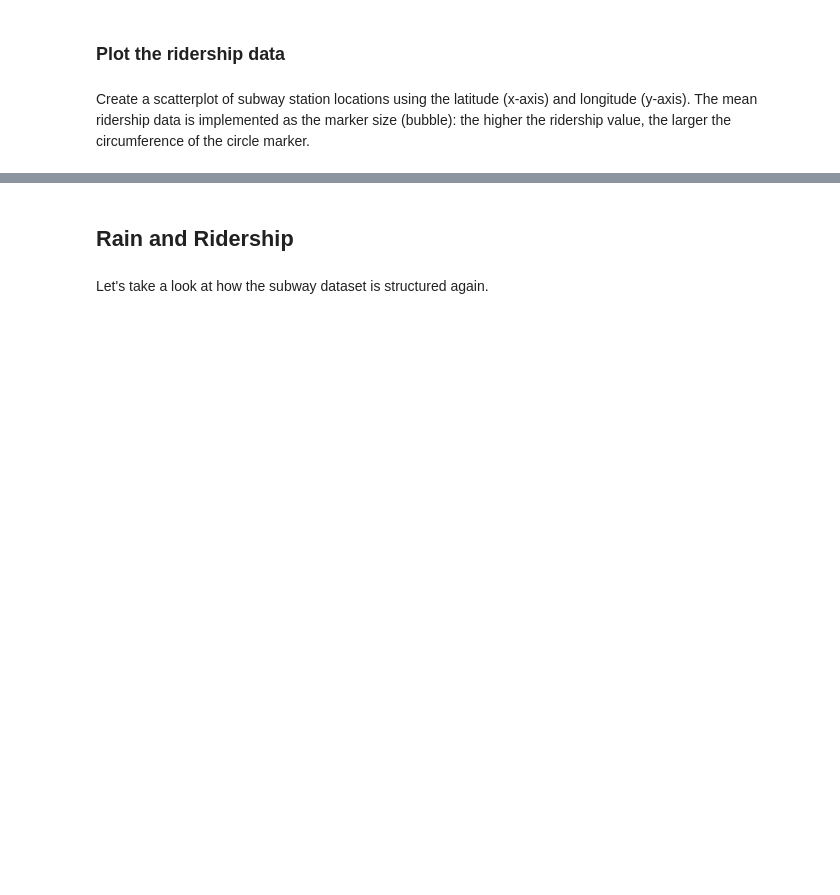
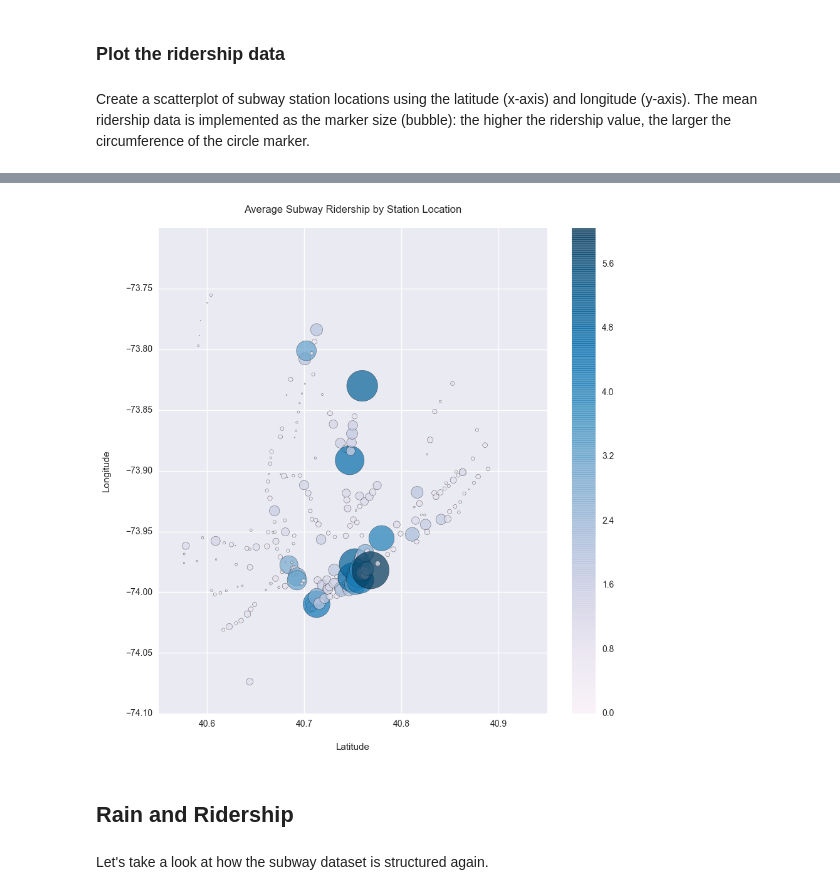
Before and after one commit to mugofjoe/explore-select-gapminder-data, a Jupyter notebook: Gapminder2D/Gapminder2D/Plotting DataFrames Subway Data.ipynb, the cells around one changed output, grey strips where cells are left out. Cells and saved outputs as stored; diff of their text form; code cells hidden in the pictures; blank space fills up the shorter version.

```diff
--- a/Gapminder2D/Gapminder2D/Plotting DataFrames Subway Data.ipynb
+++ b/Gapminder2D/Gapminder2D/Plotting DataFrames Subway Data.ipynb
@@ -103,0 +106,11 @@ print(crlf)
+# %%
+import numpy as np
+
+# scaling = 100
+latitude_x = data_by_location['latitude']
+longitude_y = data_by_location['longitude']
+circle_area = np.pi * (4 * standardized_hourly_entries)**2
+
+# circle_area = standardized_hourly_entries.apply(np.absolute) * scaling
+cols = standardized_hourly_entries
+standardized_hourly_entries.head(10)
@@ -104,3 +129,24 @@ print(crlf)
+# %%
+%matplotlib inline
+
+# make plot bigger
+plt.figure(figsize=(10,10))
+
+
+# colors = np.random.rand(len(data_by_location))
+
+plt.xlabel('\nLatitude')
+plt.ylabel('Longitude\n')
+plt.title('Average Subway Ridership by Station Location\n')
+# plt.scatter(latitude_x, longitude_y, c='#f57c00', s=circle_area, alpha=0.2)
+sc = plt.scatter(latitude_x, longitude_y, c=cols, s=circle_area, alpha=0.7, cmap='PuBu')
+plt.colorbar(sc)
+print(crlf)
+
+# cmap reference:
+# https://matplotlib.org/xkcd/examples/color/colormaps_reference.html
+# %% [output]
+[figure, added]
 # %% [markdown]
 ## Rain and Ridership
 # %% [markdown]
```
Also changed, not shown: parts of 8 cells of this notebook.
